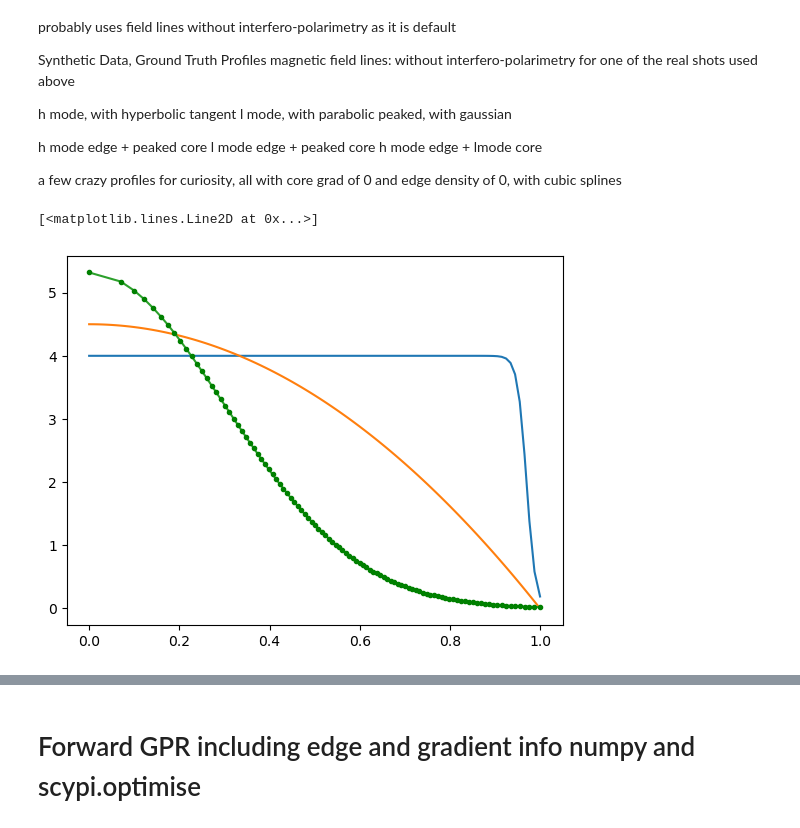
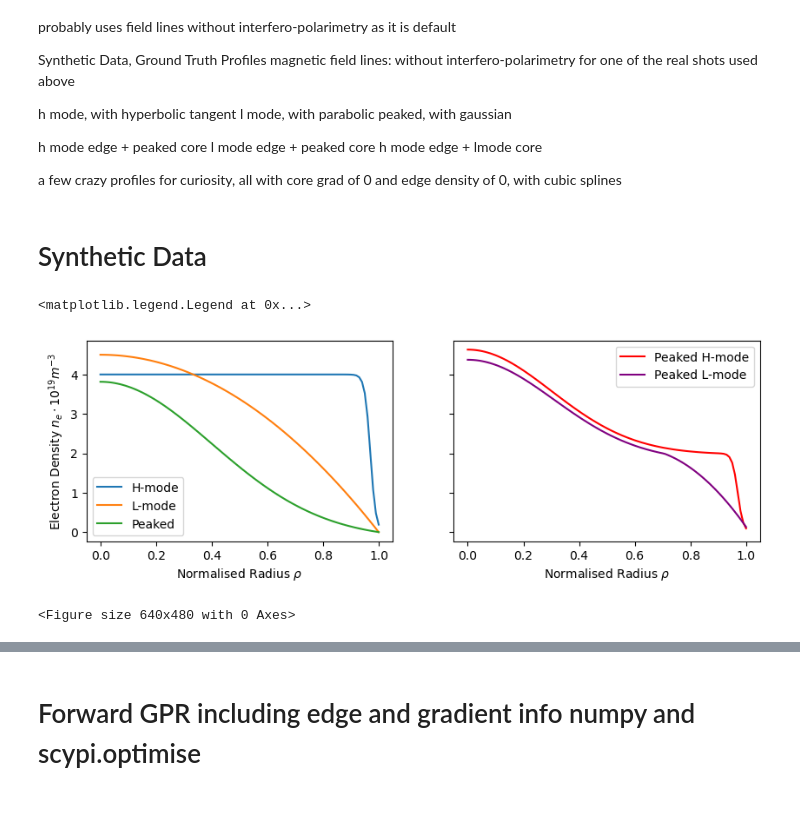
Before and after one commit to DanHarJor/Improving-Electron-Density-Profile-Inference-within-a-Tokamak-using-Bayesian-Techniques, a Jupyter notebook: RealEquillibriumInterferometry/SyntheticDataInterferometry.ipynb, the cells around one changed output, grey strips where cells are left out. Cells and saved outputs as stored; diff of their text form; code cells hidden in the pictures.

Commit message:
I have added some synthetic data for common interesting profiles

```diff
--- a/RealEquillibriumInterferometry/SyntheticDataInterferometry.ipynb
+++ b/RealEquillibriumInterferometry/SyntheticDataInterferometry.ipynb
@@ -250,7 +252,7 @@ plt.plot(x_new[:-1], y_new, '.r')
 
 Adding in differnential versions of the kernel for including gradient information.
 # %%
-STATIC = 1
+STATIC = 3
 # 1 means completly static
 # 2 means static amp but non static length-scale
 # 3 means static amp but non static length-scale with a hyperbolic tangent functional form
@@ -476,8 +478,8 @@ elif STATIC==3:
 
 #     initial_params = ([4.02307298, 0.82531148, 0.63734754, 1.24446601, 0.75722961])#origional core match
     # initial_params = ([30.02307298, 0.82531148, 0.63734754, 1.24446601, 0.75722961, 0.5])#altered core match
-    params_names = ['amp','core_l','edge_l','transition_center','transition_width', 'EXP_ER']
-    suitable_params_range = [(0,100),(0.5,2),(0,0.5),(0.5,1),(0.01,0.5),(0.03,0.5)]
+    names_params = ['Amplitude','Core Length Scale','Edge Length Scale','Transition Center','Transition Width', 'Experimental Error']
+    suitable_params_range = [(10,100),(0,2),(0,2),(0.5,1),(0.01,0.5),(0.03,0.5)]
     initial_params = np.array([4, 0.9, 0.01, 0.8, 0.05, 0.5])
 #     initial_params_list = list(initial_params)
 #     initial_params_dict = {'amp':torch.tensor([initial_params[0]]),'core_l':torch.tensor([initial_params[1]]), 'edge_l':initial_params[2],
@@ -600,8 +602,8 @@ elif STATIC==6:
     initial_params = [20,0.1,0.5]#[4.48730023, 0.91623679, 0.5]#
     suitable_params_range = [(0.1,100),(0.001,1),(0.03,0.5)]
 
-sgd_params = [torch.tensor([p], requires_grad=False) for p in initial_params]
-Kernel(torch.from_numpy(rho_1d), torch.from_numpy(rho_1d), sgd_params, tensor=True)
+# sgd_params = [torch.tensor([p], requires_grad=False) for p in initial_params]
+# Kernel(torch.from_numpy(rho_1d), torch.from_numpy(rho_1d), sgd_params, tensor=True)
 # HyperTan_l(torch.from_numpy(rho_1d), initial_params, plot=True, tensor=True)
 
 
@@ -1623,22 +1586,59 @@ l mode edge + peaked core
 h mode edge + lmode core
 
 a few crazy profiles for curiosity, all with core grad of 0 and edge density of 0, with cubic splines
+# %% [markdown]
+# Synthetic Data
 # %%
 def HyperTan(rho, core=4, edge=0, transition_center=0.97, transition_width=0.02):
     return ((core + edge)/2) - (((core - edge)/2) * np.tanh((rho - transition_center)/transition_width))
 
 def Parabolic(rho, a=4.5):
     return a*(1-rho**2)
 
-def Gaussian(rho, sigma=0.3):
+def ParabolicPos(rho, rho_peak=0.8, ne_peak=1):
+    #return (ne_peak-(rho-rho_peak)**2)
+    b = -rho_peak
+    c = ne_peak
+    a = 1/((1+b)**2/-c)
+    return a*(rho+b)**2 + c
+
+def Gaussian(rho, sigma=0.4):
     mynorm = norm(loc=0, scale=sigma)
-    return 4*mynorm.pdf(rho)
+    result = mynorm.pdf(rho)
+    result = result - result[-1]
+    return result
+
+def Hmode(rho):
+    return HyperTan(rho)
+
+def Lmode(rho):
+    return Parabolic(rho)
+
+def Peaked(rho):
+    return 4*Gaussian(rho,sigma=0.4)
+
+def HPeaked(rho, sep=10, transition=2):
+    return np.block([transition+2*Gaussian(rho[:-sep], sigma=0.3), HyperTan(rho[-sep:],core=transition)])
+
+def LPeaked(rho, sep=30, transition=2):
+    result = np.block([transition+2*Gaussian(rho[:-sep], sigma=0.31), ParabolicPos(rho[-sep:], ne_peak=transition, rho_peak=0.6)])
+    result[-sep:] = result[-sep:] + np.abs(result[-sep-1] - result[-sep])-0.019
+    return result
 RHO = np.linspace(0,1,101)
-plt.plot(nice_rho, HyperTan(nice_rho))
+figProfiles, (ax1,ax2) = plt.subplots(1,2,figsize=(10,3), sharey=True)
+ax1.plot(RHO, Hmode(RHO), label='H-mode')
+ax1.plot(RHO, Lmode(RHO), label='L-mode')
+ax1.plot(RHO, Peaked(RHO), label='Peaked')
+ax1.set_xlabel(r'Normalised Radius $\rho$')
+ax1.set_ylabel(r'Electron Density $n_e \cdot 10^{19} m^{-3}$')
+ax1.legend()
 
-plt.plot(RHO, Parabolic(RHO))
-plt.plot(nice_rho, Gaussian(nice_rho))
-plt.plot(nice_rho, Gaussian(nice_rho), '.g')
+figExProfiles = plt.figure()
+ax2.plot(RHO, HPeaked(RHO), 'r', label='Peaked H-mode')
+ax2.plot(RHO, LPeaked(RHO), 'purple', label='Peaked L-mode')
+ax2.set_xlabel(r'Normalised Radius $\rho$')
+ax2.legend()
 # %% [output]
-[<matplotlib.lines.Line2D at 0x...>]
+<matplotlib.legend.Legend at 0x...>
-[figure, old version]
+[figure, new version]
+<Figure size 640x480 with 0 Axes>
```
Also changed, not shown: parts of 7 cells of this notebook.
